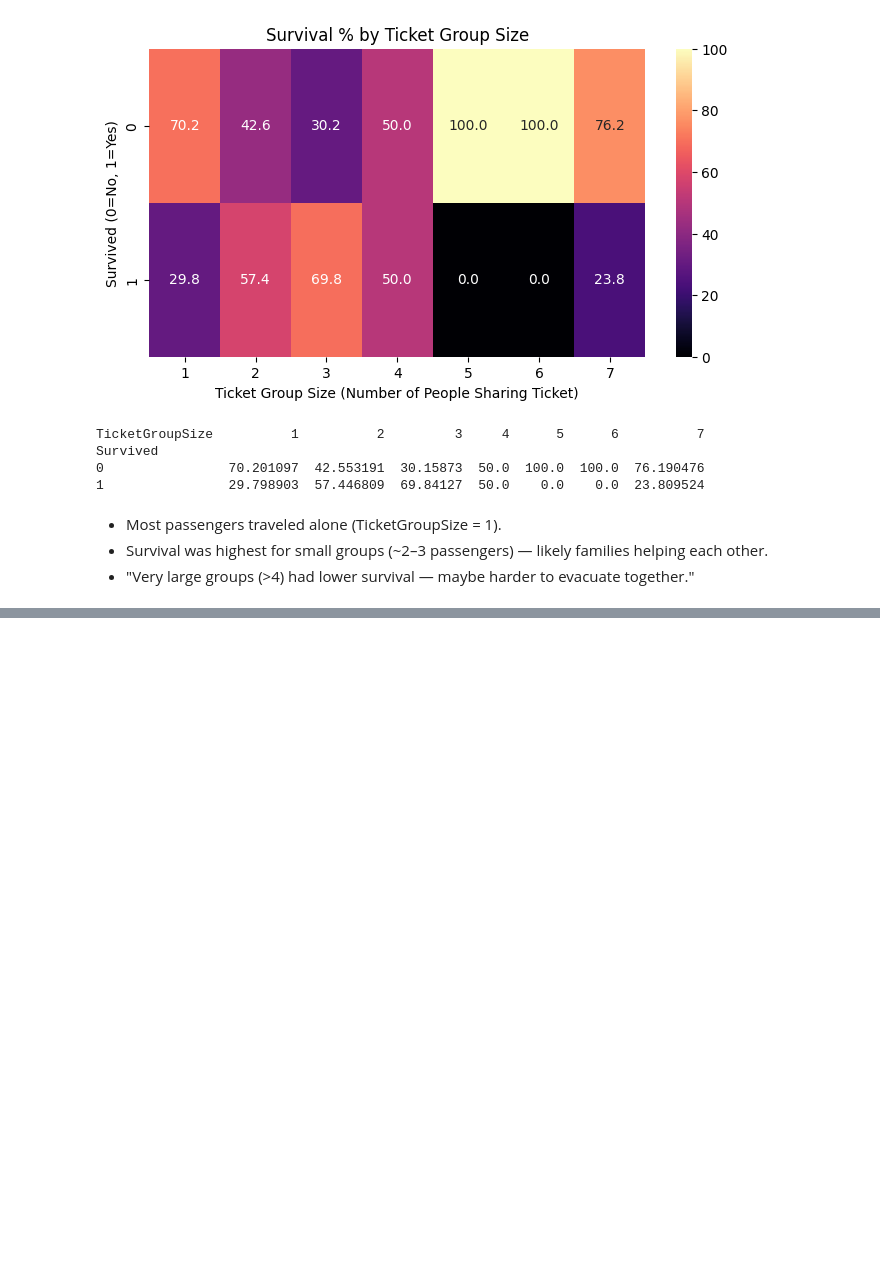
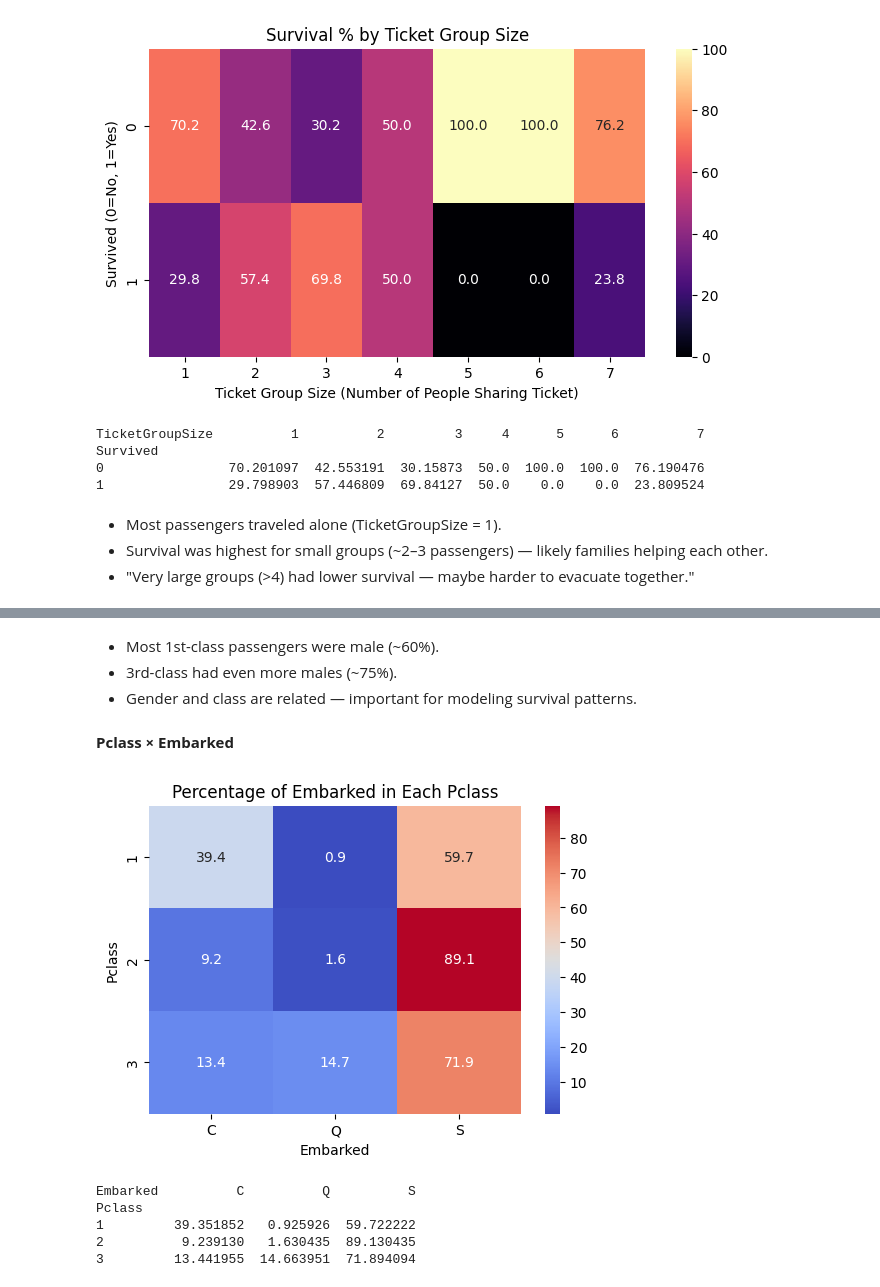
Before and after one commit to Aman-sys-ui/EDA, a Jupyter notebook: Titanic/EDA_Titanic.ipynb, the cells around one changed output, grey strips where cells are left out. Saved outputs shown, nothing was run; the diff lists cells and outputs as text; code cells hidden in the pictures; blank space fills up the shorter version.

```diff
--- a/Titanic/EDA_Titanic.ipynb
+++ b/Titanic/EDA_Titanic.ipynb
@@ -753,0 +768,25 @@ Survived
+# %% [markdown]
+- Most 1st-class passengers were male (~60%).
+- 3rd-class had even more males (~75%).
+- Gender and class are related — important for modeling survival patterns.
+# %% [markdown]
+**Pclass × Embarked**
+# %%
+# Cross-tab + heatmap
+pclass_embarked_ct = pd.crosstab(train['Pclass'], train['Embarked'], normalize='index') * 100
+
+plt.figure(figsize=(6,4))
+sns.heatmap(pclass_embarked_ct, annot=True, fmt=".1f", cmap="coolwarm")
+plt.title("Percentage of Embarked in Each Pclass")
+plt.xlabel("Embarked")
+plt.ylabel("Pclass")
+plt.show()
+
+print(pclass_embarked_ct)
+# %% [output]
+[figure, added]
+Embarked          C          Q          S
+Pclass
+1         39.351852   0.925926  59.722222
+2          9.239130   1.630435  89.130435
+3         13.441955  14.663951  71.894094
```
Also changed, not shown: parts of 25 cells of this notebook.
